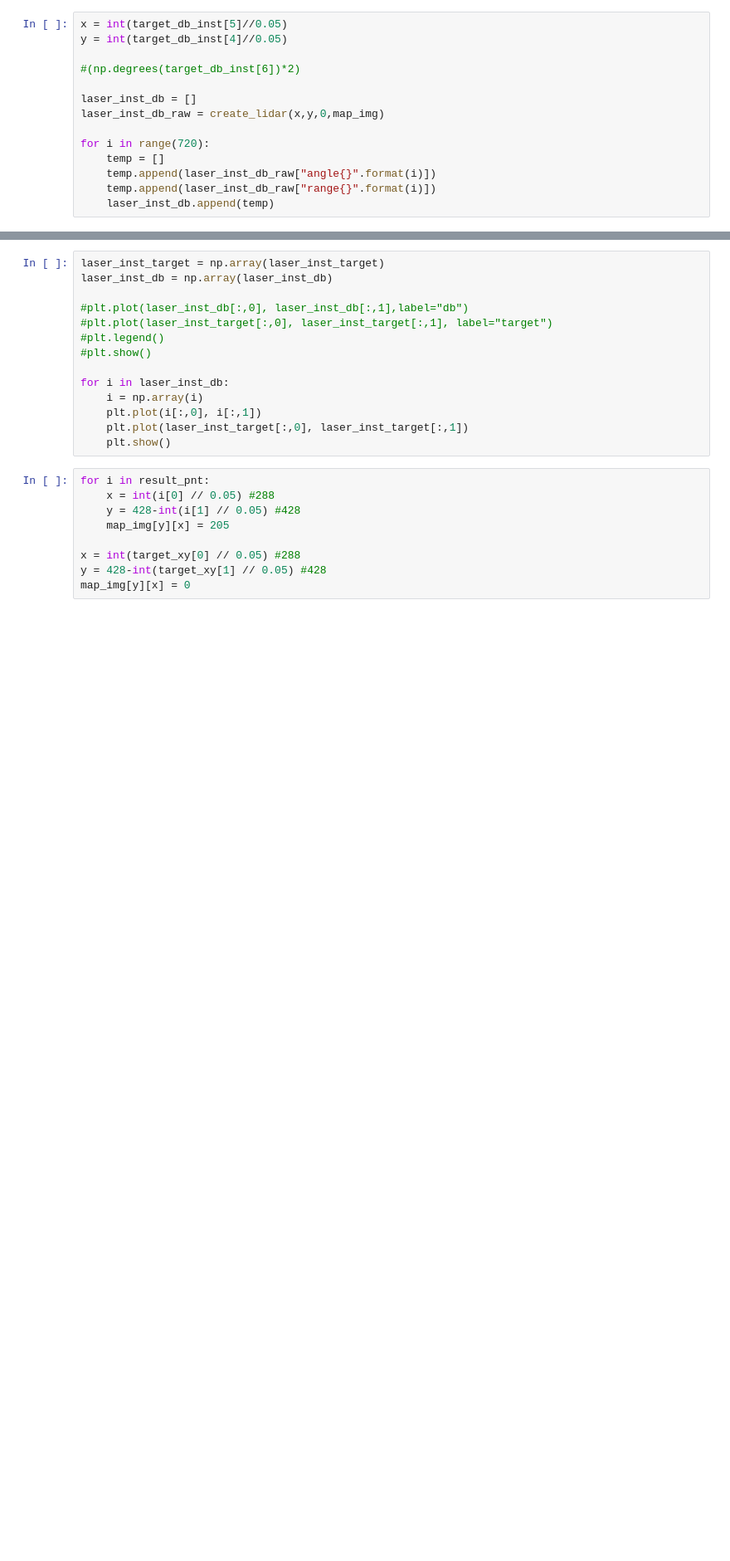
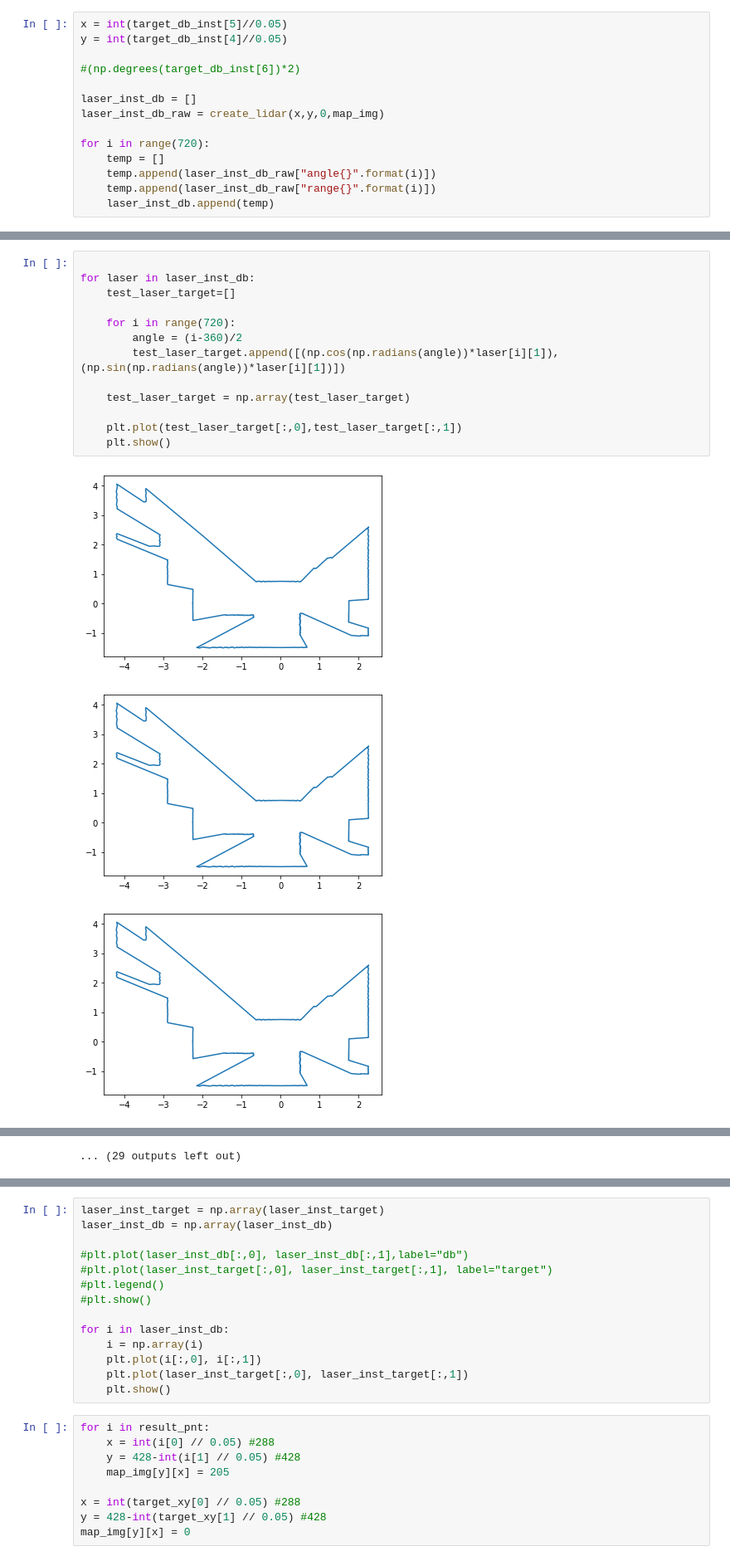
Before and after one commit to P1G1U/Thesis_AITronik, a Jupyter notebook: LiDAR Map/process_map.ipynb, the cells around one changed output, grey strips where cells are left out. Shown at 83% size. Saved outputs shown, nothing was run; the diff lists cells and outputs as text; blank space fills up the shorter version.

```diff
--- a/LiDAR Map/process_map.ipynb
+++ b/LiDAR Map/process_map.ipynb
@@ -188,0 +197,17 @@ plt.show()
+# %%
+
+for laser in laser_inst_db:
+    test_laser_target=[]
+
+    for i in range(720):
+        angle = (i-360)/2
+        test_laser_target.append([(np.cos(np.radians(angle))*laser[i][1]),(np.sin(np.radians(angle))*laser[i][1])])
+
+    test_laser_target = np.array(test_laser_target)
+
+    plt.plot(test_laser_target[:,0],test_laser_target[:,1])
+    plt.show()
+# %% [output]
+[figure, added]
+[figure, added]
+[figure, added]
@@ -189,3 +223,4 @@ plt.show()
+... (29 outputs left out)
 # %%
 test_laser_difference = []
 
```
Also changed, not shown: parts of 14 cells of this notebook, 3 other files.
